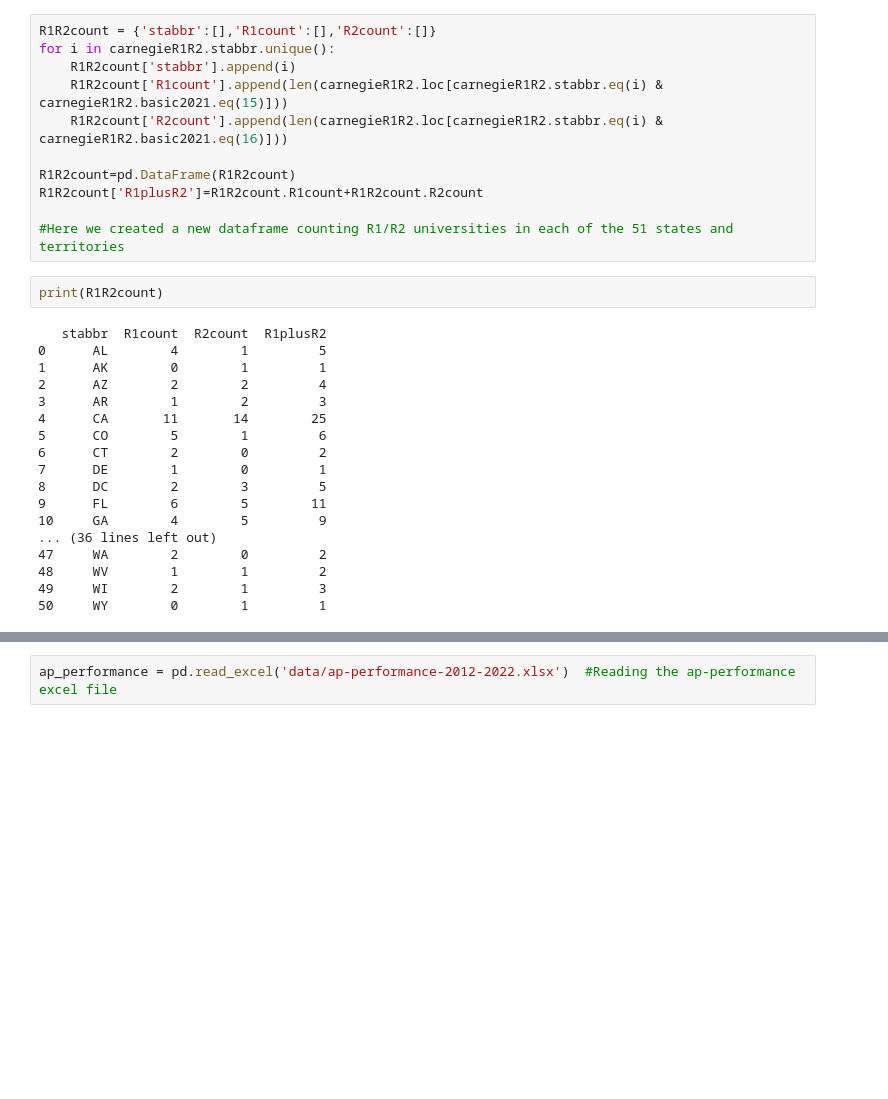
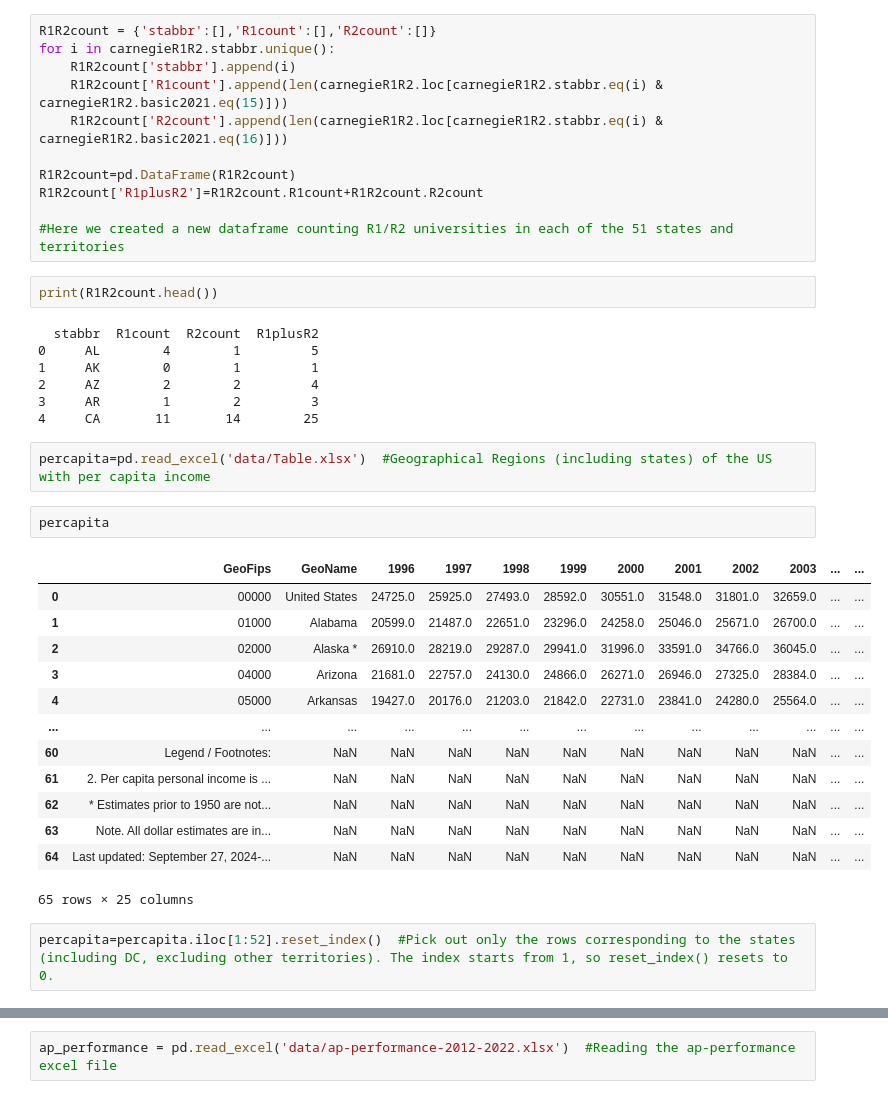
Before and after one commit to mcelhens/AP-Outcomes-to-University-Metrics, a Jupyter notebook: R1R2_count.ipynb, the cells around one changed output, grey strips where cells are left out. Drawn from its saved outputs; the diff is of its cells as text; blank space fills up the shorter version.

```diff
--- a/R1R2_count.ipynb
+++ b/R1R2_count.ipynb
@@ -89,22 +92,31 @@ R1R2count['R1plusR2']=R1R2count.R1count+R1R2count.R2count
 
 #Here we created a new dataframe counting R1/R2 universities in each of the 51 states and territories
 # %%
-print(R1R2count)
+print(R1R2count.head())
 # %% [output]
-   stabbr  R1count  R2count  R1plusR2
-0      AL        4        1         5
-1      AK        0        1         1
-2      AZ        2        2         4
-3      AR        1        2         3
-4      CA       11       14        25
-5      CO        5        1         6
-6      CT        2        0         2
-7      DE        1        0         1
-8      DC        2        3         5
-9      FL        6        5        11
-10     GA        4        5         9
-... (36 lines left out)
-47     WA        2        0         2
-48     WV        1        1         2
-49     WI        2        1         3
-50     WY        0        1         1
+  stabbr  R1count  R2count  R1plusR2
+0     AL        4        1         5
+1     AK        0        1         1
+2     AZ        2        2         4
+3     AR        1        2         3
+4     CA       11       14        25
+# %%
+percapita=pd.read_excel('data/Table.xlsx')  #Geographical Regions (including states) of the US with per capita income
+# %%
+percapita
+# %% [output]
+|  | GeoFips | GeoName | 1996 | 1997 | 1998 | 1999 | 2000 | 2001 | 2002 | 2003 | ... | ... |
+| 0 | 00000 | United States | 24725.0 | 25925.0 | 27493.0 | 28592.0 | 30551.0 | 31548.0 | 31801.0 | 32659.0 | ... | ... |
+| 1 | 01000 | Alabama | 20599.0 | 21487.0 | 22651.0 | 23296.0 | 24258.0 | 25046.0 | 25671.0 | 26700.0 | ... | ... |
+| 2 | 02000 | Alaska * | 26910.0 | 28219.0 | 29287.0 | 29941.0 | 31996.0 | 33591.0 | 34766.0 | 36045.0 | ... | ... |
+| 3 | 04000 | Arizona | 21681.0 | 22757.0 | 24130.0 | 24866.0 | 26271.0 | 26946.0 | 27325.0 | 28384.0 | ... | ... |
+| 4 | 05000 | Arkansas | 19427.0 | 20176.0 | 21203.0 | 21842.0 | 22731.0 | 23841.0 | 24280.0 | 25564.0 | ... | ... |
+| ... | ... | ... | ... | ... | ... | ... | ... | ... | ... | ... | ... | ... |
+| 60 | Legend / Footnotes: | NaN | NaN | NaN | NaN | NaN | NaN | NaN | NaN | NaN | ... | ... |
+| 61 | 2. Per capita personal income is ... | NaN | NaN | NaN | NaN | NaN | NaN | NaN | NaN | NaN | ... | ... |
+| 62 | * Estimates prior to 1950 are not... | NaN | NaN | NaN | NaN | NaN | NaN | NaN | NaN | NaN | ... | ... |
+| 63 | Note. All dollar estimates are in... | NaN | NaN | NaN | NaN | NaN | NaN | NaN | NaN | NaN | ... | ... |
+| 64 | Last updated: September 27, 2024-... | NaN | NaN | NaN | NaN | NaN | NaN | NaN | NaN | NaN | ... | ... |
+65 rows × 25 columns
+# %%
+percapita=percapita.iloc[1:52].reset_index()  #Pick out only the rows corresponding to the states (including DC, excluding other territories). The index starts from 1, so reset_index() resets to 0.
```
Also changed, not shown: parts of 19 cells of this notebook, 2 other files.
